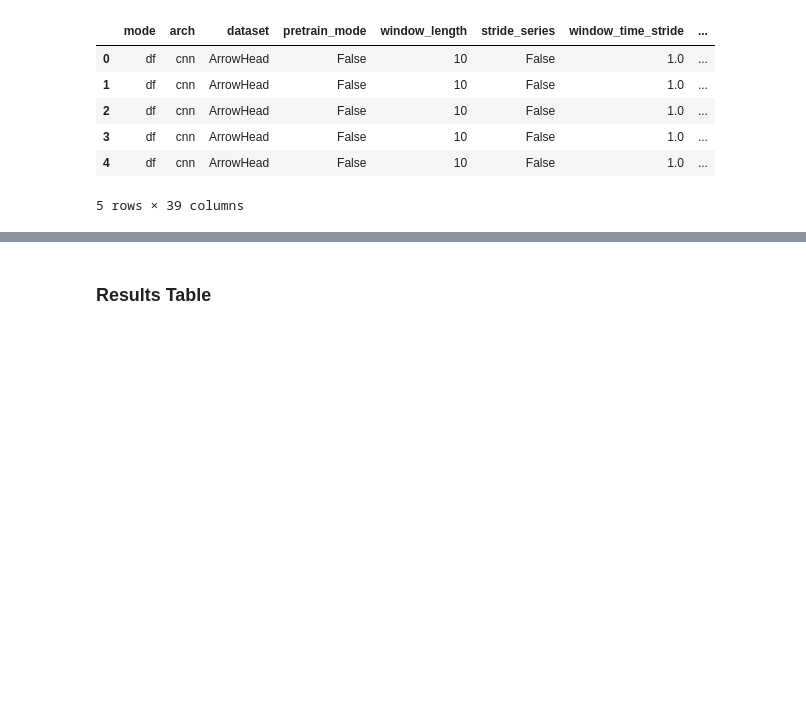
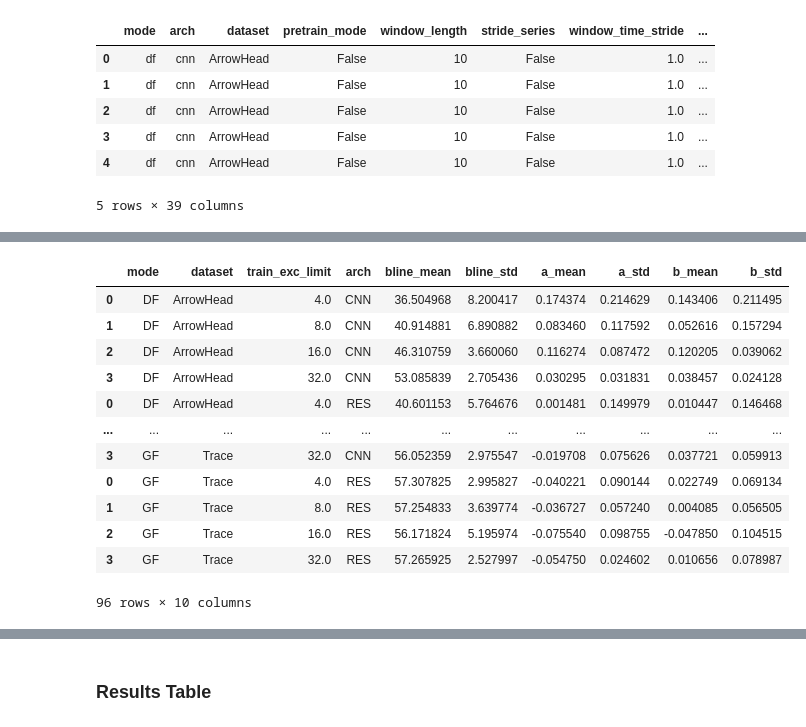
Before and after one commit to mbisan/s3ts, a Jupyter notebook: analysis.ipynb, the cells around one changed output, grey strips where cells are left out. Saved outputs shown, nothing was run; the diff lists cells and outputs as text; code cells hidden in the pictures; blank space fills up the shorter version.

```diff
--- a/analysis.ipynb
+++ b/analysis.ipynb
@@ -18,0 +75,41 @@ df.head()
+# %%
+import pandas as pd
+
+dfs = []
+for (mode, dataset, arch), gdf in data.groupby(["mode", "dataset", "arch"]):
+
+    mean = gdf.groupby(["mode", "dataset", "Arch", "train_exc_limit"])[metric].mean().reset_index()
+    std = gdf.groupby(["mode", "dataset", "Arch", "train_exc_limit"])[metric].std().reset_index()
+
+    # baseline
+    bline_mean, bline_std = mean[mean["Arch"] == arch][metric].values, std[std["Arch"] == arch][metric].values
+
+    # a pretrain
+    a_mean, a_std = mean[mean["Arch"] == f"{arch}-A"][metric].values, std[std["Arch"] == f"{arch}-A"][metric].values
+
+    # b pretrain
+    b_mean, b_std = mean[mean["Arch"] == f"{arch}-B"][metric].values, std[std["Arch"] == f"{arch}-B"][metric].values
+
+    gdat = mean[mean["Arch"] == arch][["mode", "dataset", "train_exc_limit"]].copy()
+    gdat["arch"] = arch
+    gdat["bline_mean"], gdat["bline_std"] = bline_mean, bline_std
+    gdat["a_mean"], gdat["a_std"] = (a_mean - bline_mean)/bline_mean, a_std/a_mean
+    gdat["b_mean"], gdat["b_std"] = (b_mean - bline_mean)/bline_mean, b_std/b_mean
+    dfs.append(gdat)
+
+pdata = pd.concat(dfs)
+pdata
+# %% [output]
+|  | mode | dataset | train_exc_limit | arch | bline_mean | bline_std | a_mean | a_std | b_mean | b_std |
+| 0 | DF | ArrowHead | 4.0 | CNN | 36.504968 | 8.200417 | 0.174374 | 0.214629 | 0.143406 | 0.211495 |
+| 1 | DF | ArrowHead | 8.0 | CNN | 40.914881 | 6.890882 | 0.083460 | 0.117592 | 0.052616 | 0.157294 |
+| 2 | DF | ArrowHead | 16.0 | CNN | 46.310759 | 3.660060 | 0.116274 | 0.087472 | 0.120205 | 0.039062 |
+| 3 | DF | ArrowHead | 32.0 | CNN | 53.085839 | 2.705436 | 0.030295 | 0.031831 | 0.038457 | 0.024128 |
+| 0 | DF | ArrowHead | 4.0 | RES | 40.601153 | 5.764676 | 0.001481 | 0.149979 | 0.010447 | 0.146468 |
+| ... | ... | ... | ... | ... | ... | ... | ... | ... | ... | ... |
+| 3 | GF | Trace | 32.0 | CNN | 56.052359 | 2.975547 | -0.019708 | 0.075626 | 0.037721 | 0.059913 |
+| 0 | GF | Trace | 4.0 | RES | 57.307825 | 2.995827 | -0.040221 | 0.090144 | 0.022749 | 0.069134 |
+| 1 | GF | Trace | 8.0 | RES | 57.254833 | 3.639774 | -0.036727 | 0.057240 | 0.004085 | 0.056505 |
+| 2 | GF | Trace | 16.0 | RES | 56.171824 | 5.195974 | -0.075540 | 0.098755 | -0.047850 | 0.104515 |
+| 3 | GF | Trace | 32.0 | RES | 57.265925 | 2.527997 | -0.054750 | 0.024602 | 0.010656 | 0.078987 |
+96 rows × 10 columns
```
Also changed, not shown: parts of 5 cells of this notebook, 3 other files.
